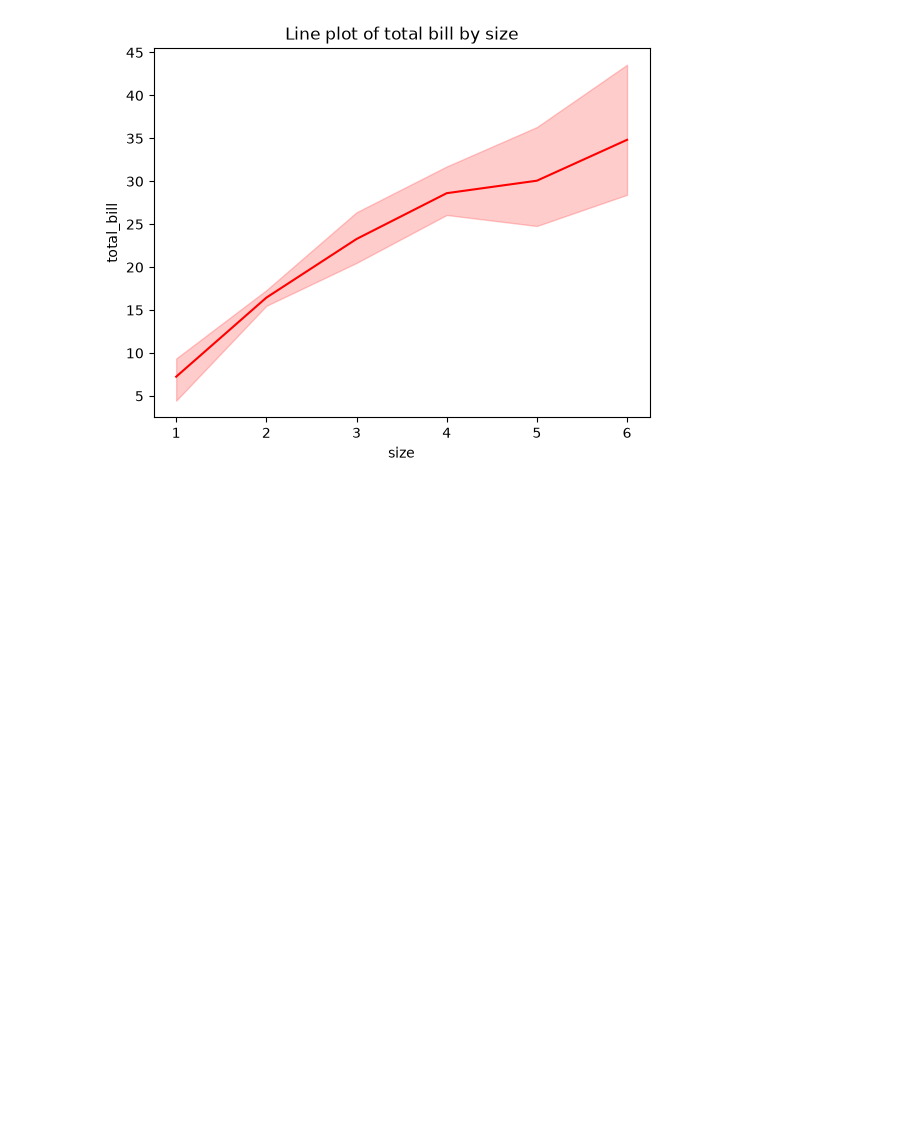
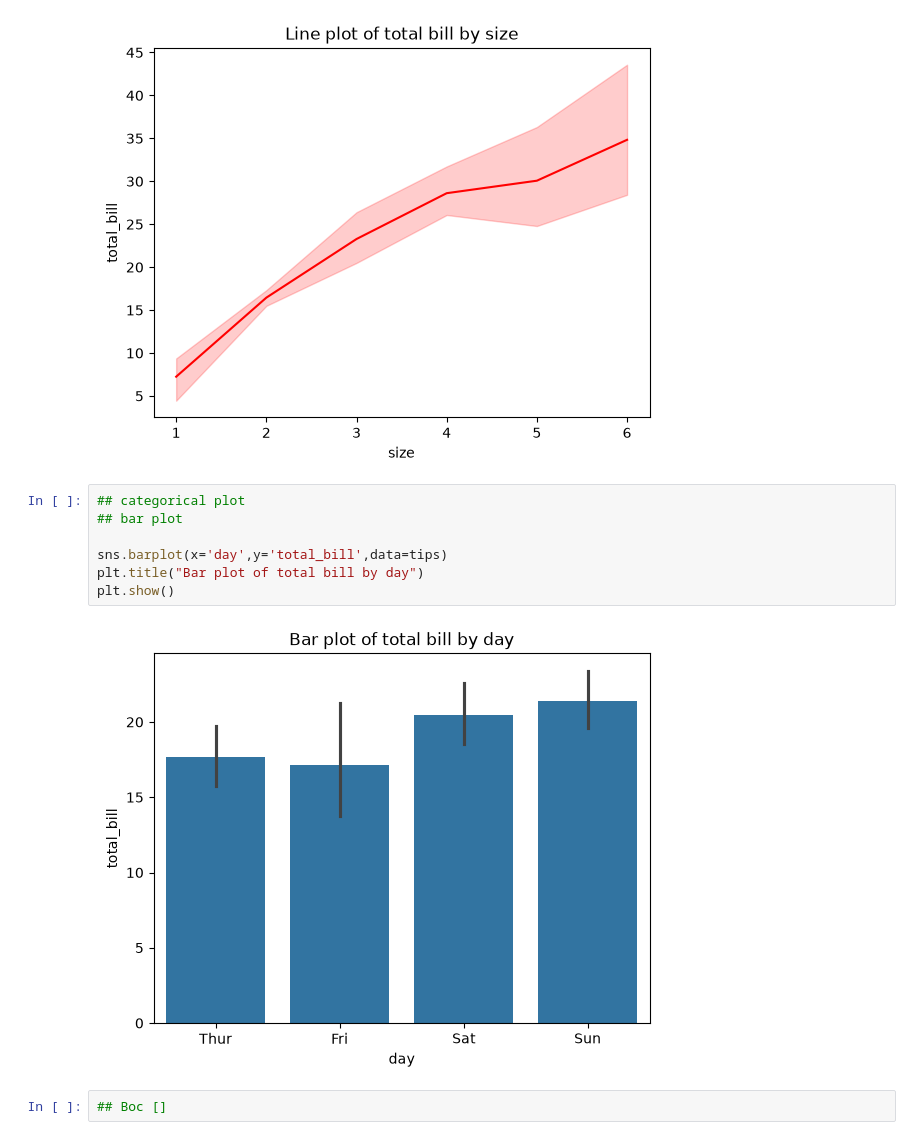
Before and after one commit to vanshvats07/python-practice, a Jupyter notebook: Data analysis/seaborn.ipynb, the cells around one changed output. Saved outputs shown, nothing was run; the diff lists cells and outputs as text; blank space fills up the shorter version.

```diff
--- a/Data analysis/seaborn.ipynb
+++ b/Data analysis/seaborn.ipynb
@@ -53,3 +53,14 @@ plt.title("Line plot of total bill by size")
 # %% [output]
 Text(0.5, 1.0, 'Line plot of total bill by size')
 [figure]
+# %%
+## categorical plot
+## bar plot
+
+sns.barplot(x='day',y='total_bill',data=tips)
+plt.title("Bar plot of total bill by day")
+plt.show()
+# %% [output]
+[figure, added]
+# %%
+## Boc []
```
